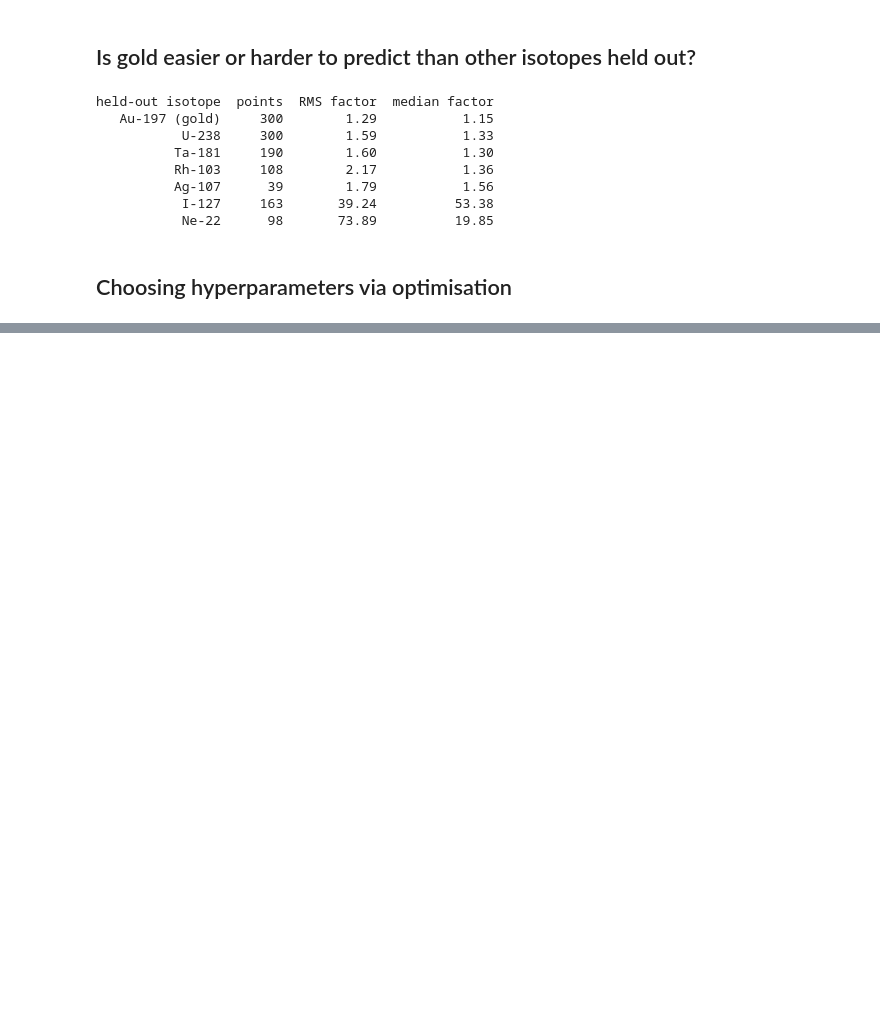
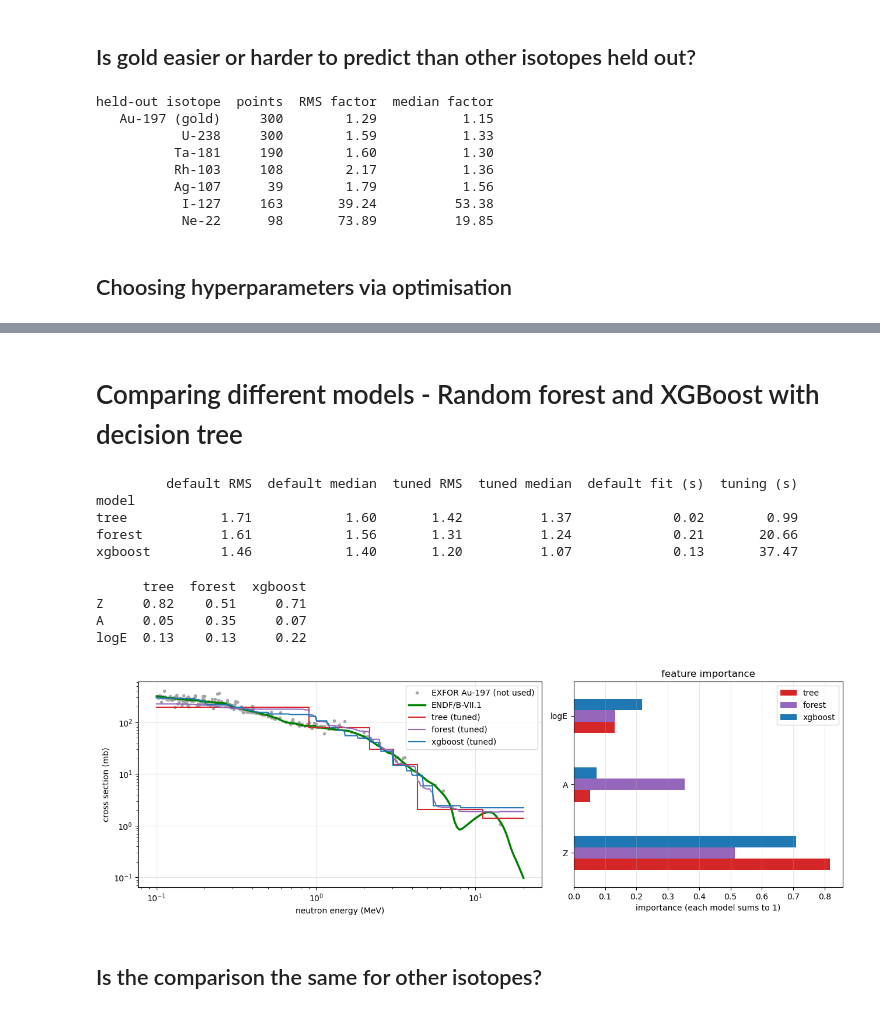
Before and after one commit to keenanbishop135/MSci-Project, a Jupyter notebook: ML 4 Nuclear Data/ML 4 Nuclear Data/notebooks/ml-answers.ipynb, the cells around one changed output, grey strips where cells are left out. Drawn from its saved outputs; the diff is of its cells as text; code cells hidden in the pictures; blank space fills up the shorter version.

```diff
--- a/ML 4 Nuclear Data/ML 4 Nuclear Data/notebooks/ml-answers.ipynb
+++ b/ML 4 Nuclear Data/ML 4 Nuclear Data/notebooks/ml-answers.ipynb
@@ -188,0 +188,39 @@ random search          5                25                        3.75
+# %% [markdown]
+# Comparing different models - Random forest and XGBoost with decision tree
+# %%
+spaces = {
+    "tree":   (DecisionTreeRegressor(random_state=0), dict(max_depth=randint(2, 16), min_samples_leaf=randint(1, 60))),
+    "forest": (RandomForestRegressor(n_estimators=100, random_state=0, n_jobs=-1), dict(max_depth=randint(3, 25), min_samples_leaf=randint(1, 40), max_features=uniform(0.34, 0.66))),
+    "xgboost": (XGBRegressor(random_state=0, n_jobs=-1), dict(n_estimators=randint(50, 400), max_depth=randint(2, 8), learning_rate=loguniform(0.02, 0.3), subsample=uniform(0.5, 0.5), min_child_weight=randint(1, 20))),
+}
+models, rows = {}, []
+for name, (model, space) in spaces.items():
+    t0 = time.time(); default = model.fit(train[features], train.logS); t_default = time.time() - t0
+    t0 = time.time(); search = RandomizedSearchCV(model, space, n_iter=30, cv=cv, scoring=score, random_state=0).fit(train[features], train.logS, groups=groups); t_search = time.time() - t0
+    models[name] = search.best_estimator_
+    rows.append([name, *errors(default, test), *errors(search.best_estimator_, test), t_default, t_search])
+table_c = pd.DataFrame(rows, columns=["model", "default RMS", "default median", "tuned RMS", "tuned median", "default fit (s)", "tuning (s)"]).set_index("model")
+print(table_c.round(2).to_string())
+# %% [output]
+         default RMS  default median  tuned RMS  tuned median  default fit (s)  tuning (s)
+model
+tree            1.71            1.60       1.42          1.37             0.02        0.99
+forest          1.61            1.56       1.31          1.24             0.21       20.66
+xgboost         1.46            1.40       1.20          1.07             0.13       37.47
+# %%
+fig, ax = plt.subplots(1, 2, figsize=(13, 4.5), gridspec_kw={"width_ratios": [3, 2]})
+ax[0].plot(test.energy_eV / 1e6, test.sigma_b * 1000, ".", color="0.65", label="EXFOR Au-197 (not used)"); ax[0].plot(ev.energy_eV / 1e6, ev.sigma_b * 1000, "g-", lw=2.5, label="ENDF/B-VII.1")
+for (name, m), c in zip(models.items(), ["tab:red", "tab:purple", "tab:blue"]):
+    ax[0].plot(E / 1e6, 10 ** m.predict(grid), color=c, drawstyle="steps-mid" if name == "tree" else "default", label=f"{name} (tuned)")
+ax[0].set(xscale="log", yscale="log", xlabel="neutron energy (MeV)", ylabel="cross section (mb)"); ax[0].legend(); ax[0].grid(alpha=0.3)
+imp = pd.DataFrame({k: m.feature_importances_ for k, m in models.items()}, index=features)
+imp.plot.barh(ax=ax[1], color=["tab:red", "tab:purple", "tab:blue"]); ax[1].set(xlabel="importance (each model sums to 1)", title="feature importance"); ax[1].grid(alpha=0.3, axis="x")
+plt.tight_layout(); print(imp.round(2).to_string())
+# %% [output]
+      tree  forest  xgboost
+Z     0.82    0.51     0.71
+A     0.05    0.35     0.07
+logE  0.13    0.13     0.22
+[figure, added]
+# %% [markdown]
+## Is the comparison the same for other isotopes?
```
Also changed, not shown: parts of 6 cells of this notebook.
